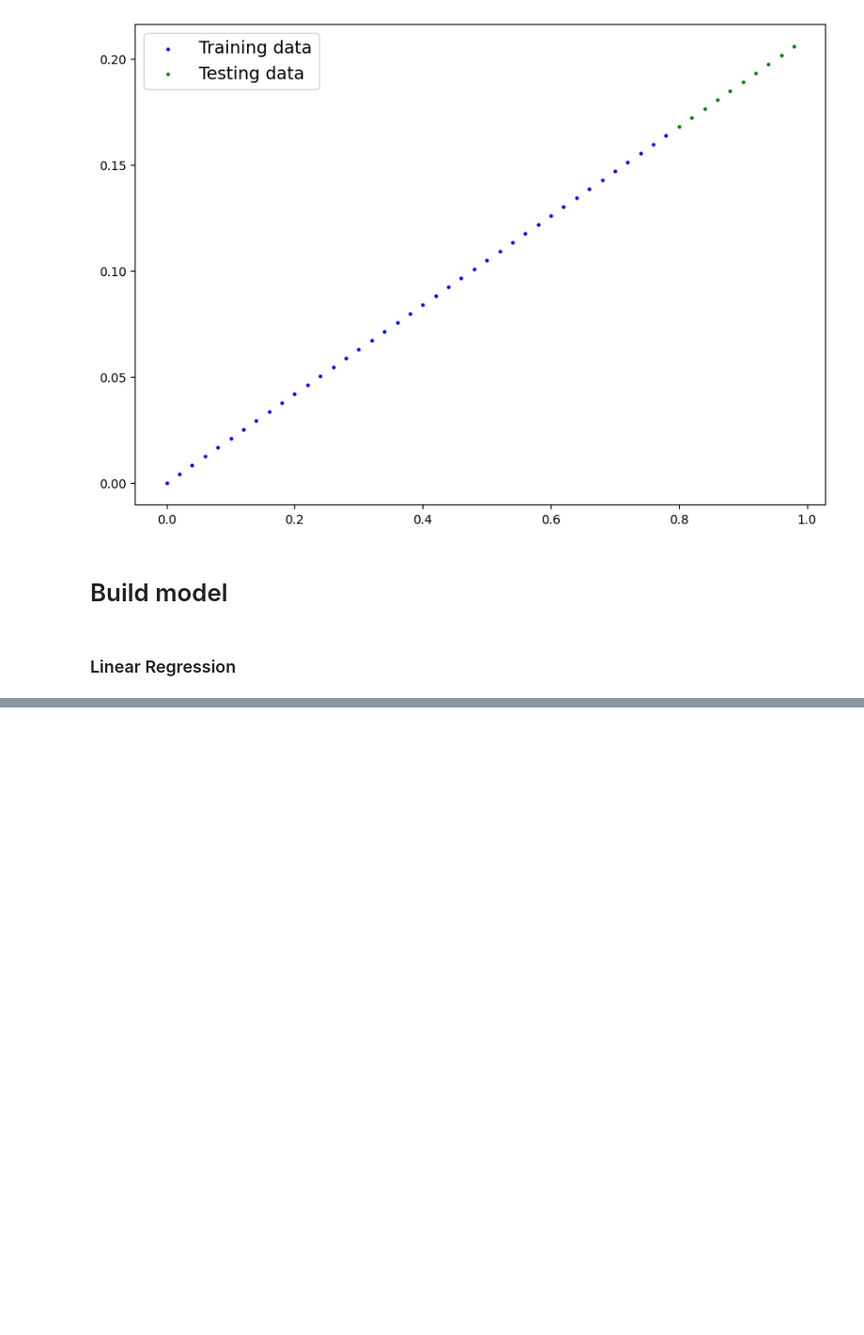
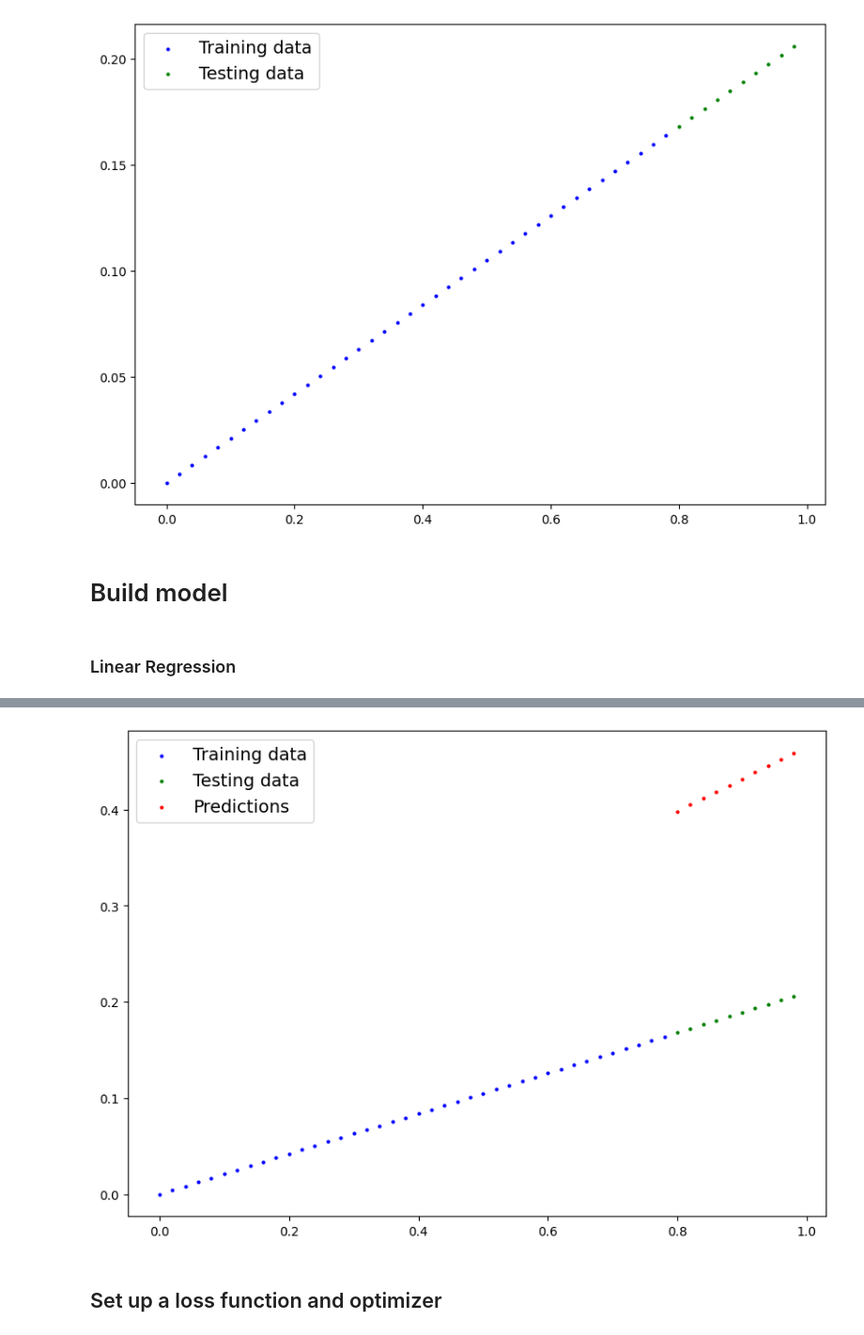
Before and after one commit to Zuhair0000/Pytorch-Bootcamp, a Jupyter notebook: 01_pytorch_workflow.ipynb, the cells around one changed output, grey strips where cells are left out. Shown at 94% size. Drawn from its saved outputs; the diff is of its cells as text; code cells hidden in the pictures; blank space fills up the shorter version.

```diff
--- a/01_pytorch_workflow.ipynb
+++ b/01_pytorch_workflow.ipynb
@@ -83,3 +83,8 @@ class LinearRegressionModel(nn.Module):
 
   def forward(self, x: torch.Tensor) -> torch.Tensor:
     return self.weights * x + self.bias
+# %%
+torch.manual_seed(42)
+
+model_0 = LinearRegressionModel()
+list(model_0.parameters())
@@ -85,0 +116,9 @@ class LinearRegressionModel(nn.Module):
+# %%
+with torch.inference_mode():
+  y_preds = model_0(X_test)
+
+
+# with torch.no_grad():
+#   y_preds = model_0(X_test)
+
+y_preds
@@ -85,0 +136,6 @@ class LinearRegressionModel(nn.Module):
+# %%
+plot_preditions(predictions=y_preds)
+# %% [output]
+[figure, added]
+# %% [markdown]
+## Set up a loss function and optimizer
```
Also changed, not shown: parts of 6 cells of this notebook.
